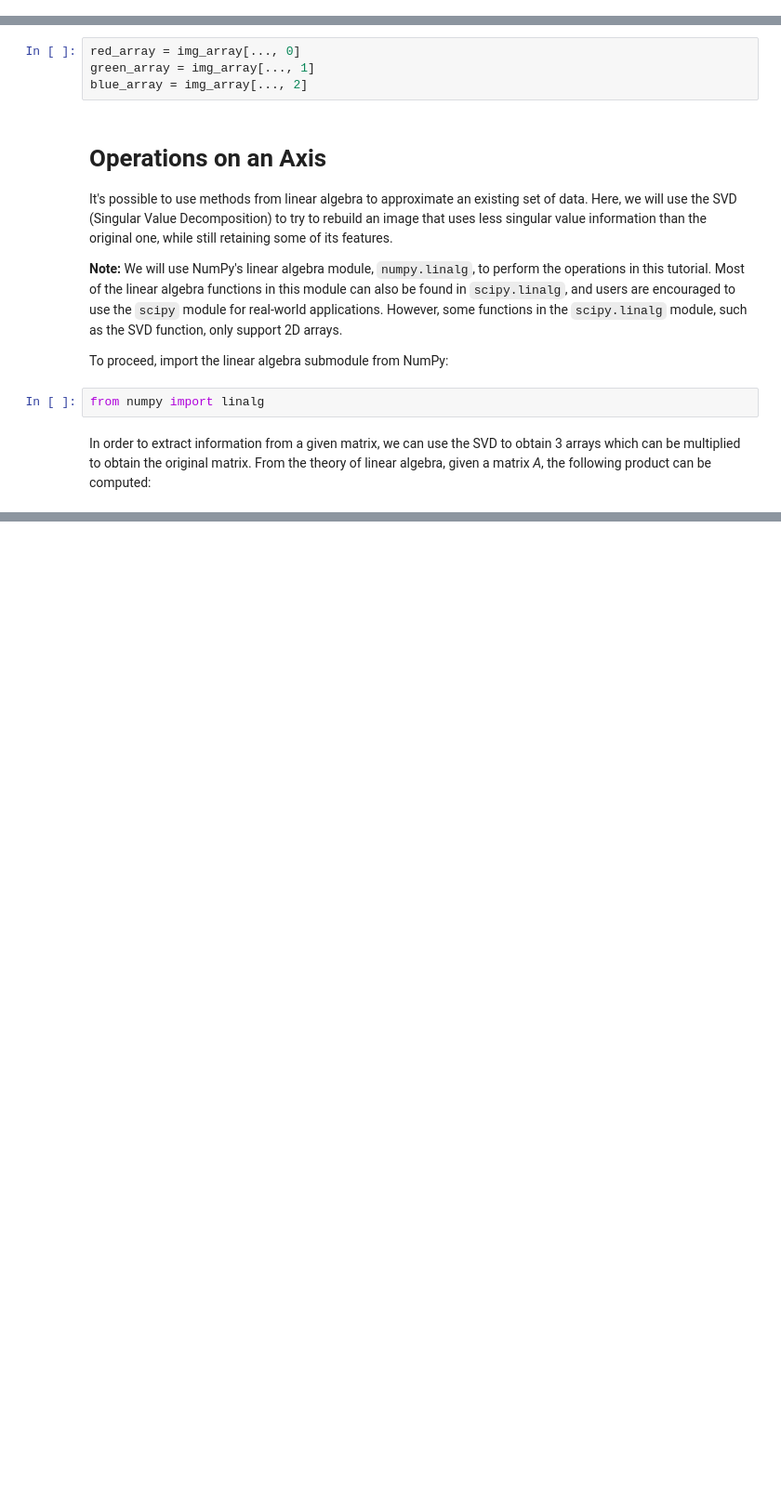
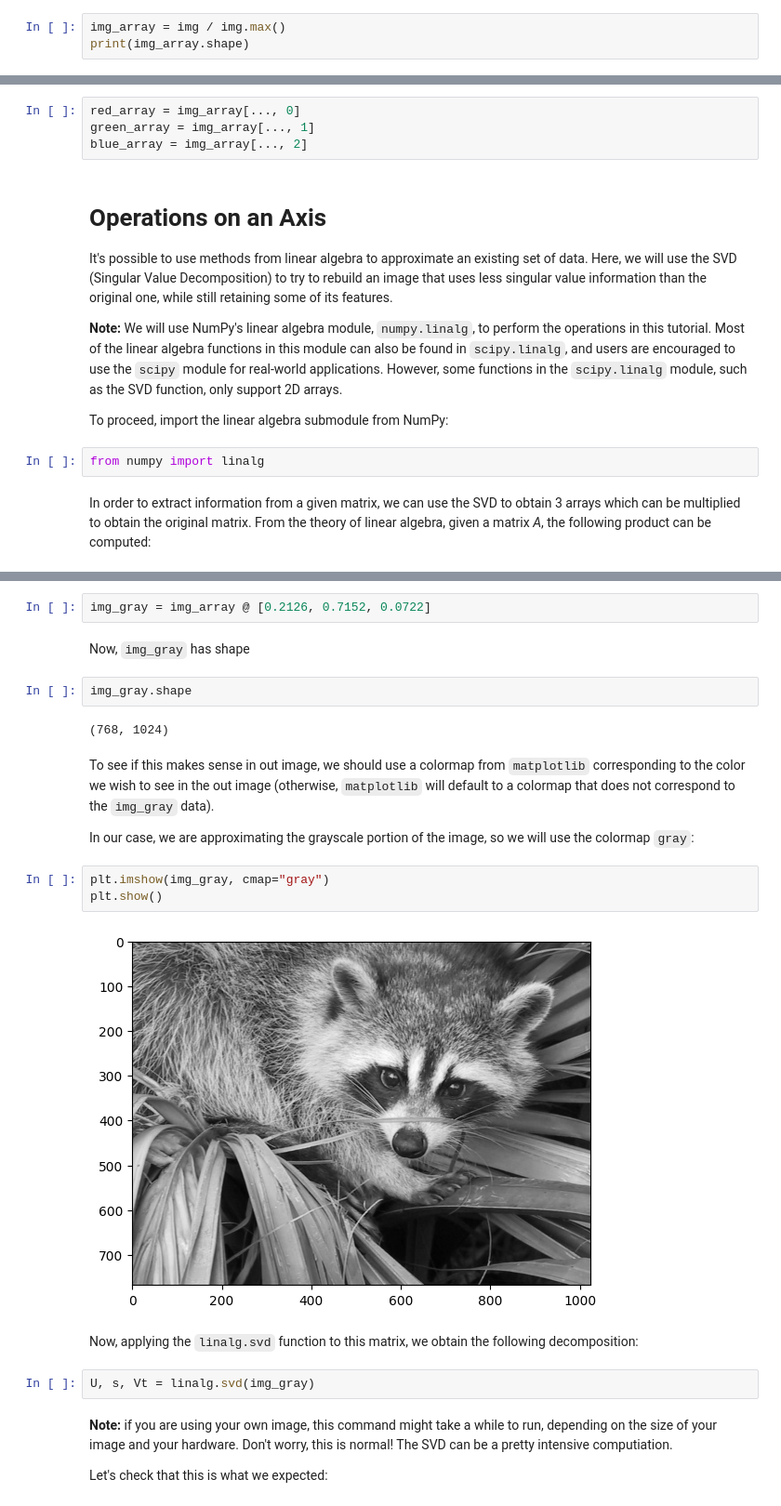
Before and after one commit to crdcamp/NumPy-Learning, a Jupyter notebook: 2 - Linear algebra on n-dimensional arrays.ipynb, the cells around one changed output, grey strips where cells are left out. Shown: that part at 93% size. Saved outputs shown, nothing was run; the diff lists cells and outputs as text; blank space fills up the shorter version.

```diff
--- a/2 - Linear algebra on n-dimensional arrays.ipynb
+++ b/2 - Linear algebra on n-dimensional arrays.ipynb
@@ -89,0 +98,3 @@ img_array = img/255
+# %%
+img_array = img / img.max()
+print(img_array.shape)
@@ -134,0 +165,25 @@ Where *U* and *V^T* are square and <mi mathvariant="normal">&#x3A3;</mi> are the
+# %%
+img_gray = img_array @ [0.2126, 0.7152, 0.0722]
+# %% [markdown]
+Now, `img_gray` has shape
+# %%
+img_gray.shape
+# %% [output]
+(768, 1024)
+# %% [markdown]
+To see if this makes sense in out image, we should use a colormap from `matplotlib` corresponding to the color we wish to see in the out image (otherwise, `matplotlib` will default to a colormap that does not correspond to the `img_gray` data).
+
+In our case, we are approximating the grayscale portion of the image, so we will use the colormap `gray`:
+# %%
+plt.imshow(img_gray, cmap="gray")
+plt.show()
+# %% [output]
+[figure, added]
+# %% [markdown]
+Now, applying the `linalg.svd` function to this matrix, we obtain the following decomposition:
+# %%
+U, s, Vt = linalg.svd(img_gray)
+# %% [markdown]
+**Note:** if you are using your own image, this command might take a while to run, depending on the size of your image and your hardware. Don't worry, this is normal! The SVD can be a pretty intensive computiation.
+
+Let's check that this is what we expected:
```
Also changed, not shown: parts of 27 cells of this notebook.
